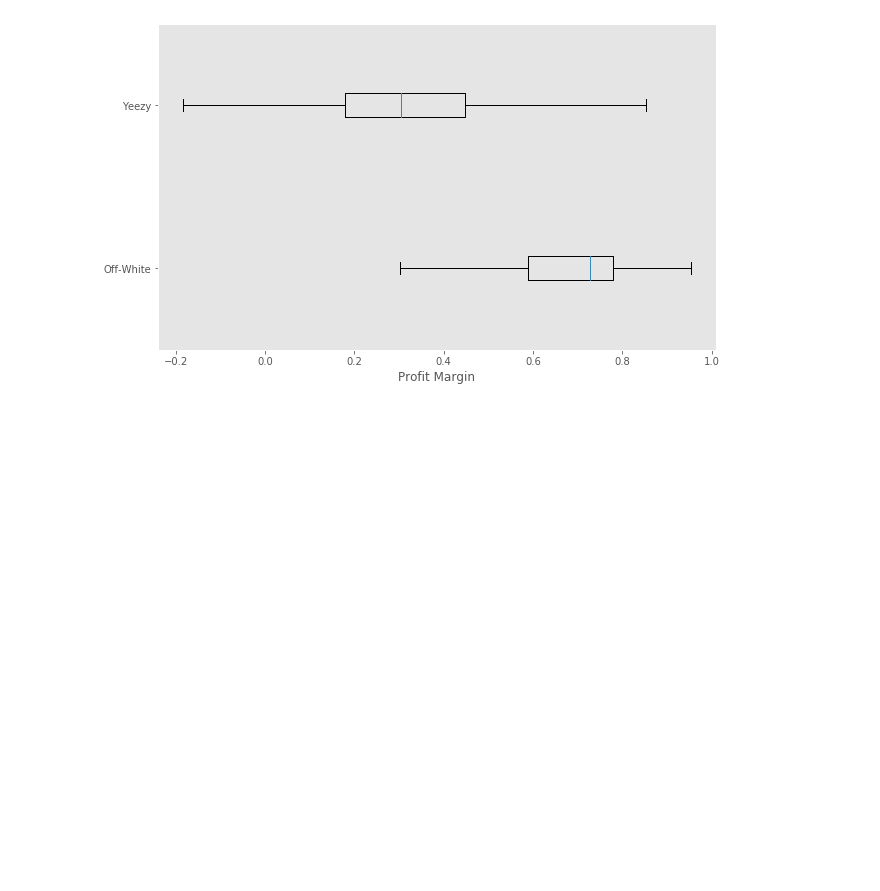
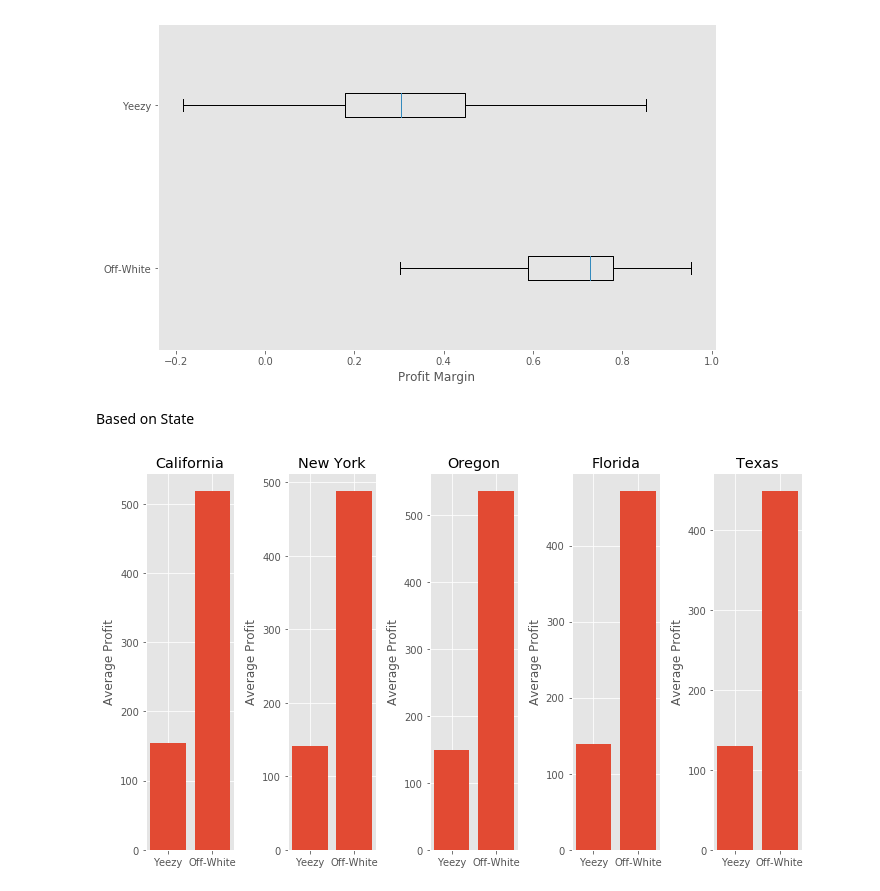
Before and after one commit to HienHa34/Yeezy-vs.-Off-White, a Jupyter notebook: EDA.ipynb, the cells around one changed output. Saved outputs shown, nothing was run; the diff lists cells and outputs as text; code cells hidden in the pictures; blank space fills up the shorter version.

```diff
--- a/EDA.ipynb
+++ b/EDA.ipynb
@@ -582,9 +545,9 @@ state_spent.loc[('California','Off-White')]
 # %%
-def state_spending(grouped_df, state):
-		return [grouped_df.loc[(state,'Yeezy')],grouped_df.loc[(state,'Off-White')]]
+def brand_by_state(grouped_df, state):
+    return [grouped_df.loc[(state,'Yeezy')],grouped_df.loc[(state,'Off-White')]]
 
-def multi_state_spending(grouped_df, state_lst):
-		return [state_spending(grouped_df, state) for state in state_lst]
+def brand_by_multi_state(grouped_df, state_lst):
+    return [brand_by_state(grouped_df, state) for state in state_lst]
 def multi_bar(x, y,rows, columns,  title, ylabel):
     fig, axs = plt.subplots(rows, columns, figsize =(10,6))
     for i, ax in enumerate(axs.flatten()):
@@ -639,3 +602,16 @@ yeezy_profit_margin= df[df['Brand']== 'Yeezy']['Profit Margin']
 box_plot([ow_profit_margin,yeezy_profit_margin], ['Off-White','Yeezy'],'Profit Margin')
 # %% [output]
 [figure]
+# %% [markdown]
+Based on State
+# %%
+state_average_profit = df.groupby(['Buyer State','Brand'])['Profit'].mean()
+top_5_states = ['California', 'New York', 'Oregon', 'Florida', 'Texas']
+y = brand_by_multi_state(state_average_profit, top_5_states)
+x = ['Yeezy', 'Off-White']
+title = top_5_states
+y_label = 'Average Profit'
+
+multi_bar(x,y,1,5,title,y_label)
+# %% [output]
+[figure, added]
```
Also changed, not shown: parts of 50 cells of this notebook.
